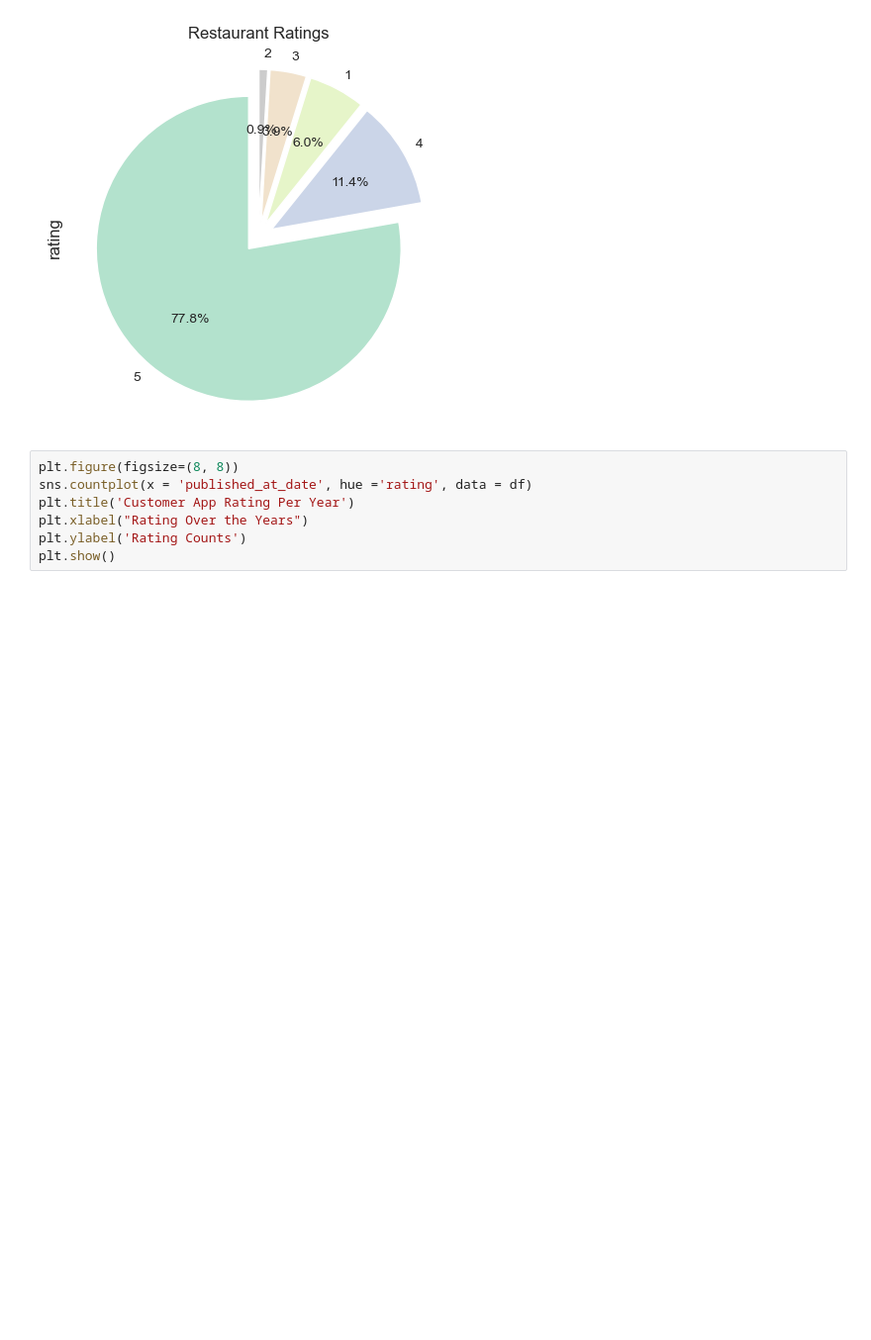
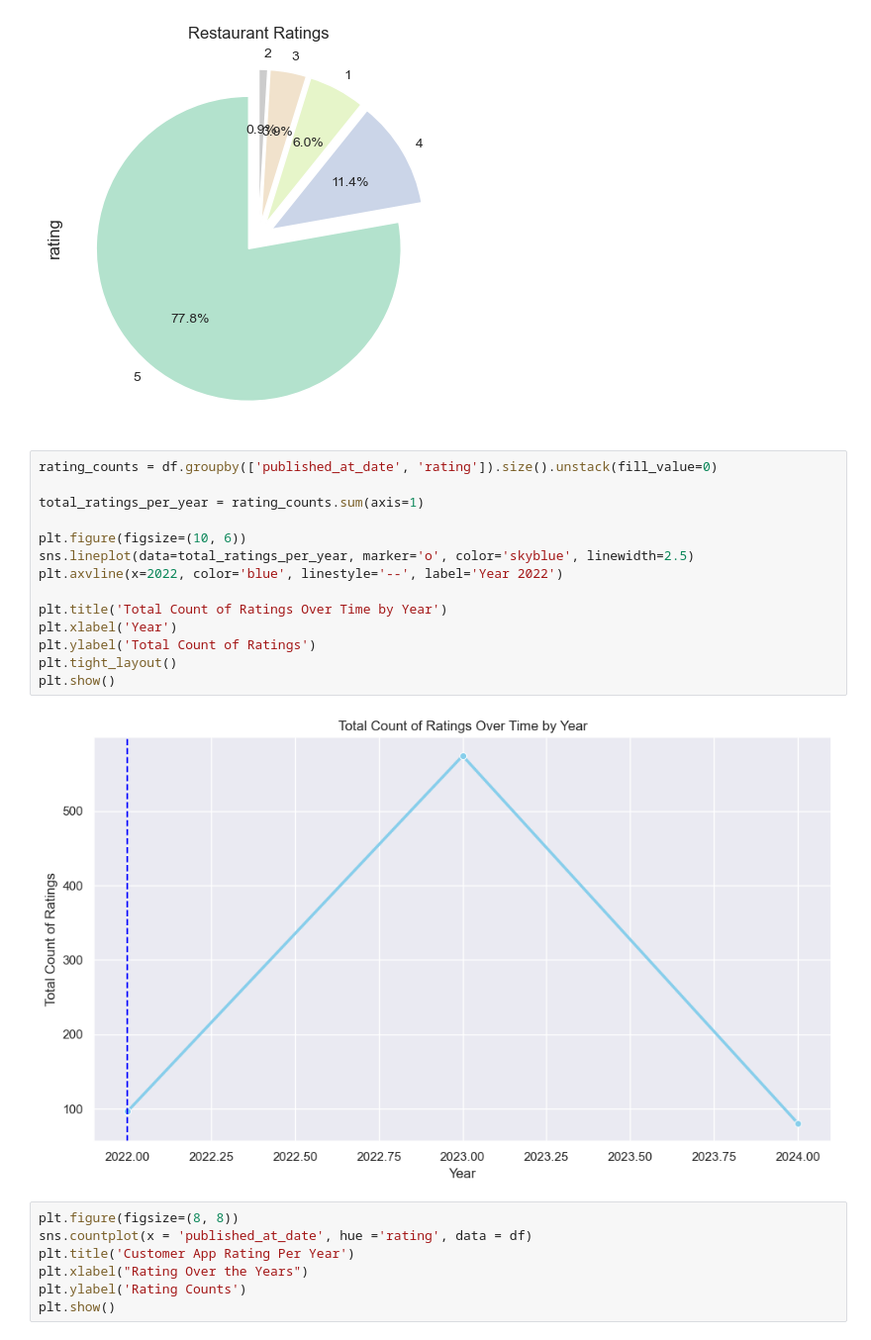
Before and after one commit to aoh705/FoodResearch, a Jupyter notebook: albadawi.ipynb, the cells around one changed output. Shown at 99% size. Drawn from its saved outputs; the diff is of its cells as text; blank space fills up the shorter version.

```diff
--- a/albadawi.ipynb
+++ b/albadawi.ipynb
@@ -95,6 +96,22 @@ df['rating'].value_counts().plot.pie(**kwargs)
 # %% [output]
 <AxesSubplot: title={'center': 'Restaurant Ratings'}, ylabel='rating'>
 [figure]
+# %%
+rating_counts = df.groupby(['published_at_date', 'rating']).size().unstack(fill_value=0)
+
+total_ratings_per_year = rating_counts.sum(axis=1)
+
+plt.figure(figsize=(10, 6))
+sns.lineplot(data=total_ratings_per_year, marker='o', color='skyblue', linewidth=2.5)
+plt.axvline(x=2022, color='blue', linestyle='--', label='Year 2022')
+
+plt.title('Total Count of Ratings Over Time by Year')
+plt.xlabel('Year')
+plt.ylabel('Total Count of Ratings')
+plt.tight_layout()
+plt.show()
+# %% [output]
+[figure, added]
 # %%
 plt.figure(figsize=(8, 8))
 sns.countplot(x = 'published_at_date', hue ='rating', data = df)
```
Also changed, not shown: parts of 8 cells of this notebook, 28 other files.
